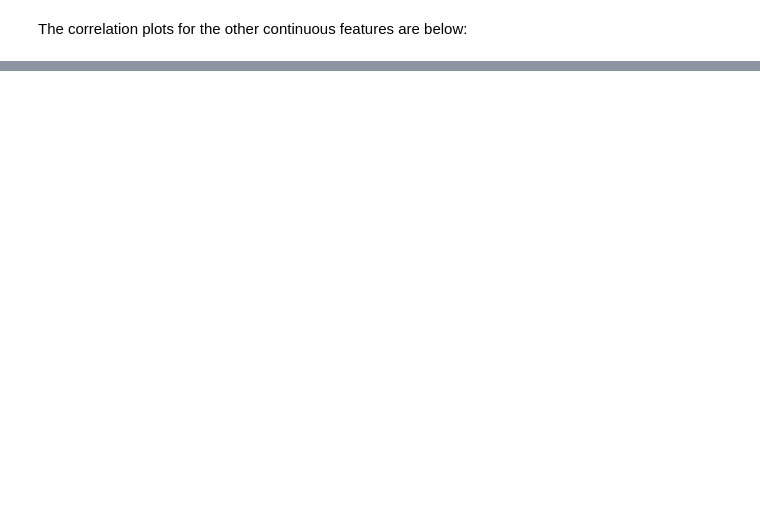
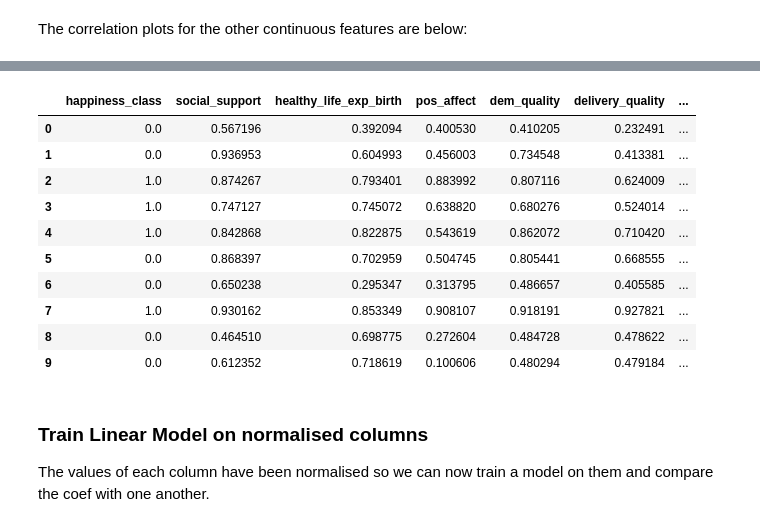
Before and after one commit to thanders/COMP47350_happiness, a Jupyter notebook: submission_project/final_notebook.ipynb, the cells around one changed output, grey strips where cells are left out. Saved outputs shown, nothing was run; the diff lists cells and outputs as text; code cells hidden in the pictures; blank space fills up the shorter version.

```diff
--- a/submission_project/final_notebook.ipynb
+++ b/submission_project/final_notebook.ipynb
@@ -855,0 +702,4 @@ df_train.plot(kind='scatter', y='Happiness Score', x='Under-five mortality rate'
+# %%
+df.drop('u5_mortality', axis=1, inplace=True)
+# %%
+df.drop('neonatal_mortality', axis=1, inplace=True)
@@ -855,0 +743,5 @@ df_train.plot(kind='scatter', y='Happiness Score', x='Under-five mortality rate'
+# %%
+# Create a training data set (first 70% of rows)
+training_size = int(len(df) * 0.7)
+df_train = df[:training_size]
+print("Training set size (rows):",len(df_train))
@@ -855,0 +900,2 @@ df_train.plot(kind='scatter', y='Happiness Score', x='Under-five mortality rate'
+# %%
+df_feat = df_train[['happiness_class', 'social_support', 'healthy_life_exp_birth', 'pos_affect', 'dem_quality', 'delivery_quality', 'life_exp_60', 'infant_mortality']]
@@ -855,0 +926,20 @@ df_train.plot(kind='scatter', y='Happiness Score', x='Under-five mortality rate'
+# %%
+# range normalise all columns
+df_norm = (df_feat - df_feat.min()) / (df_feat.max() - df_feat.min())
+df_norm.head(10)
+# %% [output]
+|  | happiness_class | social_support | healthy_life_exp_birth | pos_affect | dem_quality | delivery_quality | ... |
+| 0 | 0.0 | 0.567196 | 0.392094 | 0.400530 | 0.410205 | 0.232491 | ... |
+| 1 | 0.0 | 0.936953 | 0.604993 | 0.456003 | 0.734548 | 0.413381 | ... |
+| 2 | 1.0 | 0.874267 | 0.793401 | 0.883992 | 0.807116 | 0.624009 | ... |
+| 3 | 1.0 | 0.747127 | 0.745072 | 0.638820 | 0.680276 | 0.524014 | ... |
+| 4 | 1.0 | 0.842868 | 0.822875 | 0.543619 | 0.862072 | 0.710420 | ... |
+| 5 | 0.0 | 0.868397 | 0.702959 | 0.504745 | 0.805441 | 0.668555 | ... |
+| 6 | 0.0 | 0.650238 | 0.295347 | 0.313795 | 0.486657 | 0.405585 | ... |
+| 7 | 1.0 | 0.930162 | 0.853349 | 0.908107 | 0.918191 | 0.927821 | ... |
+| 8 | 0.0 | 0.464510 | 0.698775 | 0.272604 | 0.484728 | 0.478622 | ... |
+| 9 | 0.0 | 0.612352 | 0.718619 | 0.100606 | 0.480294 | 0.479184 | ... |
+# %% [markdown]
+### Train Linear Model on normalised columns
+
+The values of each column have been normalised so we can now train a model on them and compare the coef with one another.
```
Also changed, not shown: parts of 93 cells of this notebook, 1 other file.
